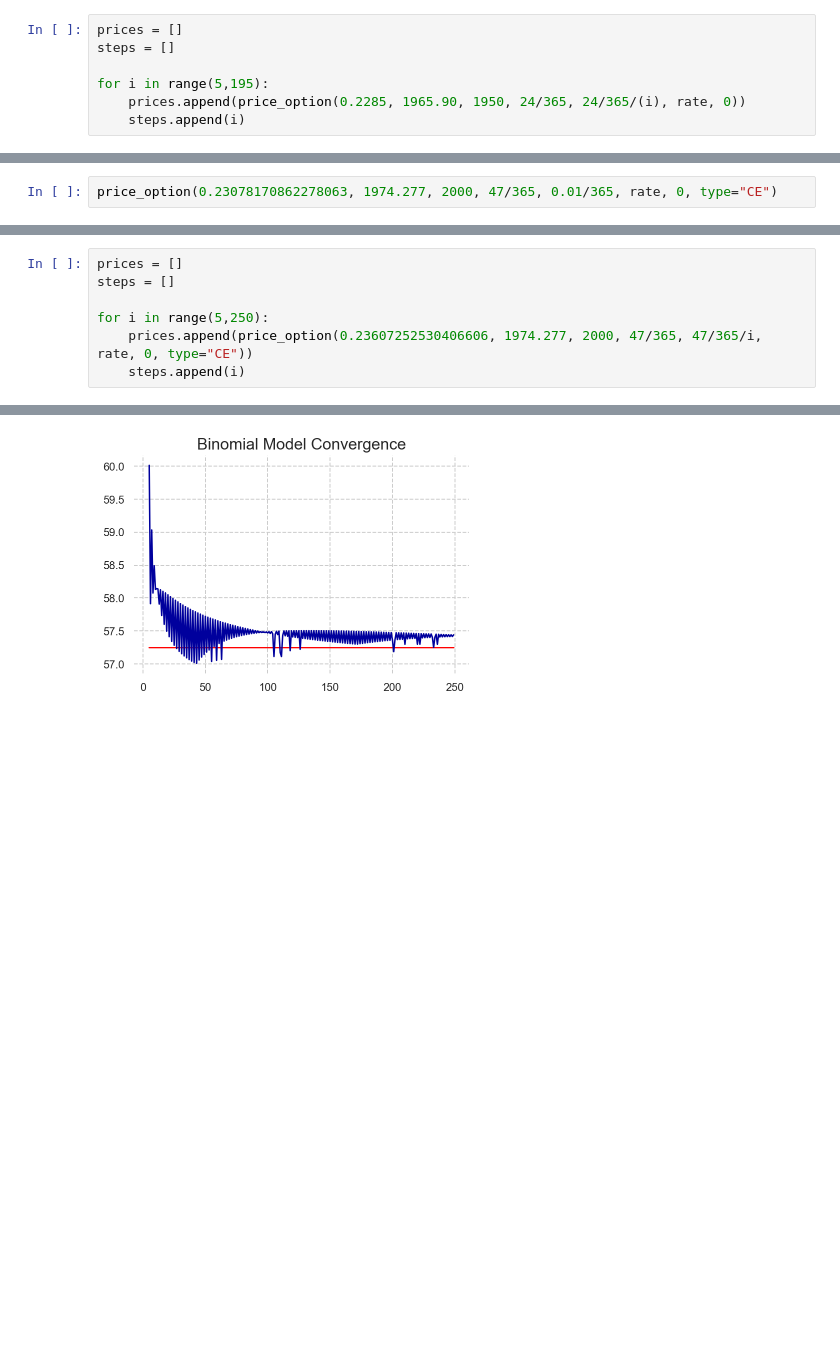
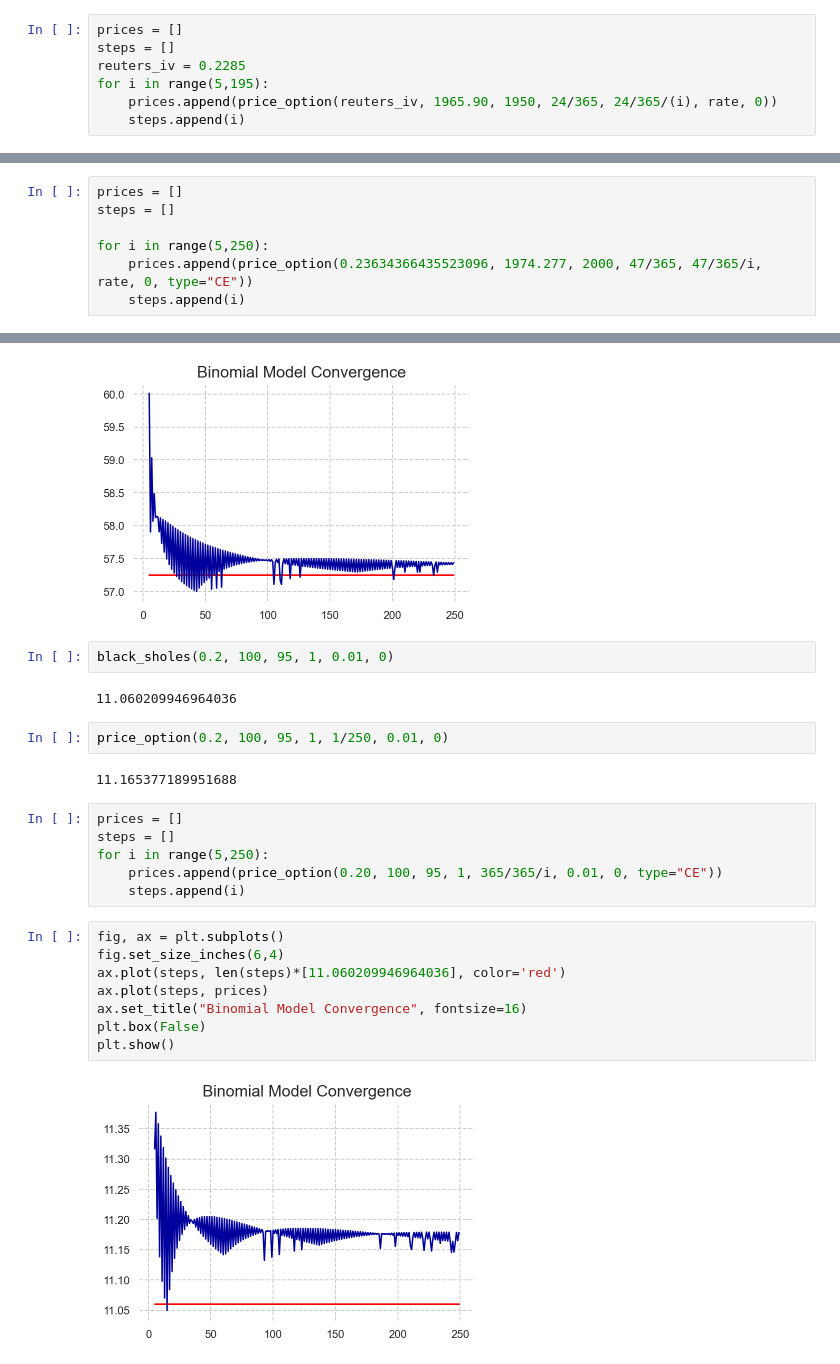
Before and after one commit to Sinbad-The-Sailor/Financial-Mathematics-Notebooks, a Jupyter notebook: options_pricing_binomial.ipynb, the cells around one changed output, grey strips where cells are left out. Cells and saved outputs as stored; diff of their text form; blank space fills up the shorter version.

Commit message:
Small systematic error in binomial pricing.

```diff
--- a/options_pricing_binomial.ipynb
+++ b/options_pricing_binomial.ipynb
@@ -139,9 +174,9 @@ price_option(0.23027960372852604, 1965.90, 1950, 24/365, 0.01/365, rate, 0, type
 # %%
 prices = []
 steps = []
-
+reuters_iv = 0.2285
 for i in range(5,195):
-    prices.append(price_option(0.2285, 1965.90, 1950, 24/365, 24/365/(i), rate, 0))
+    prices.append(price_option(reuters_iv, 1965.90, 1950, 24/365, 24/365/(i), rate, 0))
     steps.append(i)
 # %%
 fig, ax = plt.subplots()
@@ -174,3 +203,8 @@ print(black_sholes(0.23607252530406606, 1974.277, 2000, 47/365, rate, "C"))
 57.25
 # %%
-price_option(0.23078170862278063, 1974.277, 2000, 47/365, 0.01/365, rate, 0, type="CE")
+prices = []
+steps = []
+
+for i in range(5,250):
+    prices.append(price_option(0.23634366435523096, 1974.277, 2000, 47/365, 47/365/i, rate, 0, type="CE"))
+    steps.append(i)
@@ -179,10 +211,3 @@ price_option(0.23078170862278063, 1974.277, 2000, 47/365, 0.01/365, rate, 0, typ
-# %%
-prices = []
-steps = []
-
-for i in range(5,250):
-    prices.append(price_option(0.23607252530406606, 1974.277, 2000, 47/365, 47/365/i, rate, 0, type="CE"))
-    steps.append(i)
 # %%
 fig, ax = plt.subplots()
 fig.set_size_inches(6,4)
@@ -193,3 +218,27 @@ plt.box(False)
 plt.show()
 # %% [output]
 [figure]
+# %%
+black_sholes(0.2, 100, 95, 1, 0.01, 0)
+# %% [output]
+11.060209946964036
+# %%
+price_option(0.2, 100, 95, 1, 1/250, 0.01, 0)
+# %% [output]
+11.165377189951688
+# %%
+prices = []
+steps = []
+for i in range(5,250):
+    prices.append(price_option(0.20, 100, 95, 1, 365/365/i, 0.01, 0, type="CE"))
+    steps.append(i)
+# %%
+fig, ax = plt.subplots()
+fig.set_size_inches(6,4)
+ax.plot(steps, len(steps)*[11.060209946964036], color='red')
+ax.plot(steps, prices)
+ax.set_title("Binomial Model Convergence", fontsize=16)
+plt.box(False)
+plt.show()
+# %% [output]
+[figure, added]
```
Also changed, not shown: parts of 9 cells of this notebook.
